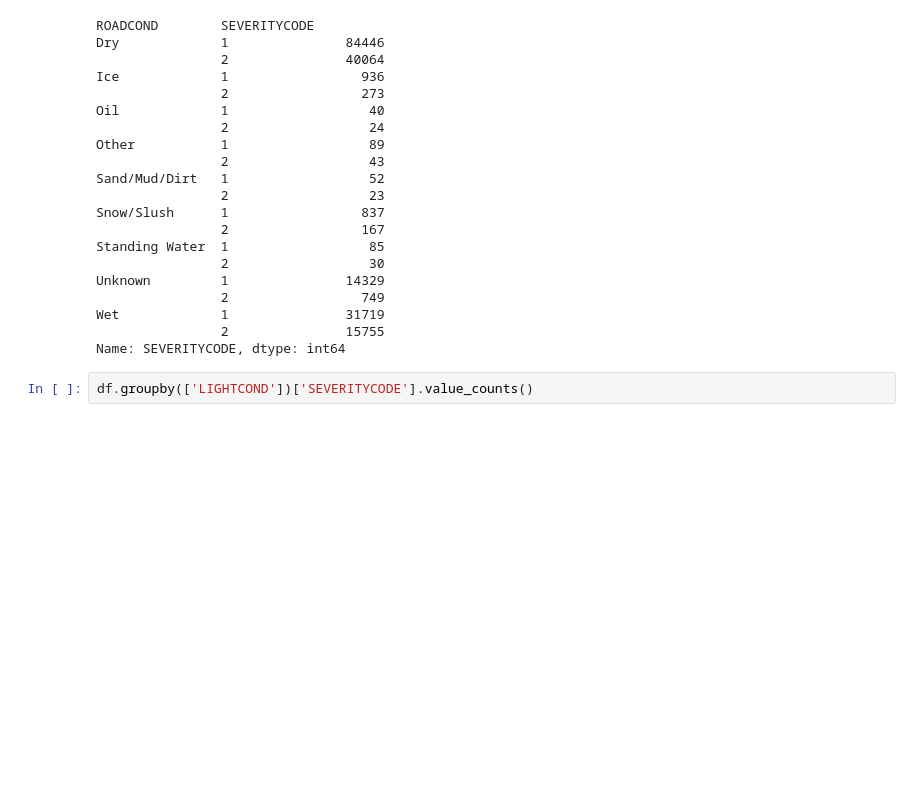
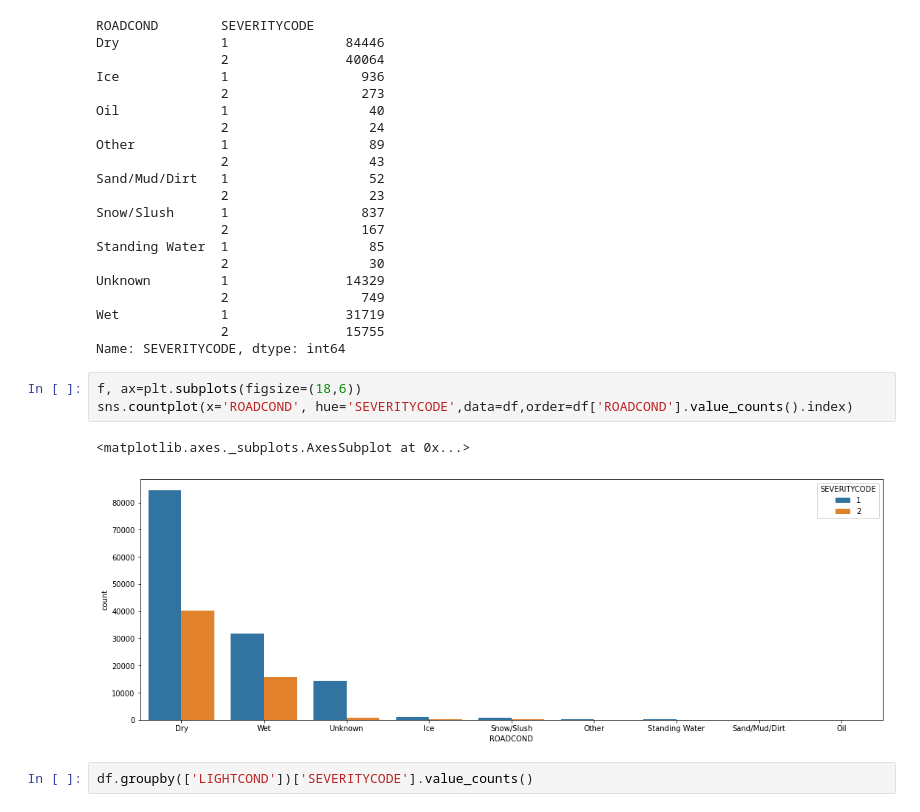
Before and after one commit to nabe31/Coursera_Capstone, a Jupyter notebook: Accident_Severity.ipynb, the cells around one changed output. Cells and saved outputs as stored; diff of their text form; blank space fills up the shorter version.

```diff
--- a/Accident_Severity.ipynb
+++ b/Accident_Severity.ipynb
@@ -345,6 +345,12 @@ Unknown         1               14329
 Wet             1               31719
                 2               15755
 Name: SEVERITYCODE, dtype: int64
+# %%
+f, ax=plt.subplots(figsize=(18,6))
+sns.countplot(x='ROADCOND', hue='SEVERITYCODE',data=df,order=df['ROADCOND'].value_counts().index)
+# %% [output]
+<matplotlib.axes._subplots.AxesSubplot at 0x...>
+[figure, added]
 # %%
 df.groupby(['LIGHTCOND'])['SEVERITYCODE'].value_counts()
 # %% [output]
```
Also changed, not shown: parts of 16 cells of this notebook.
